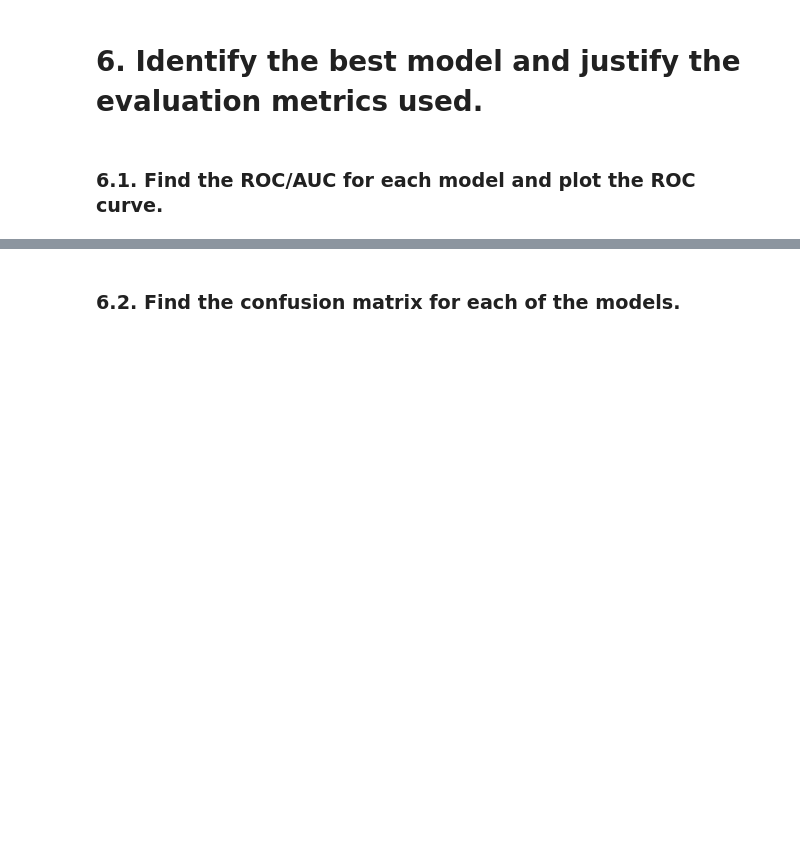
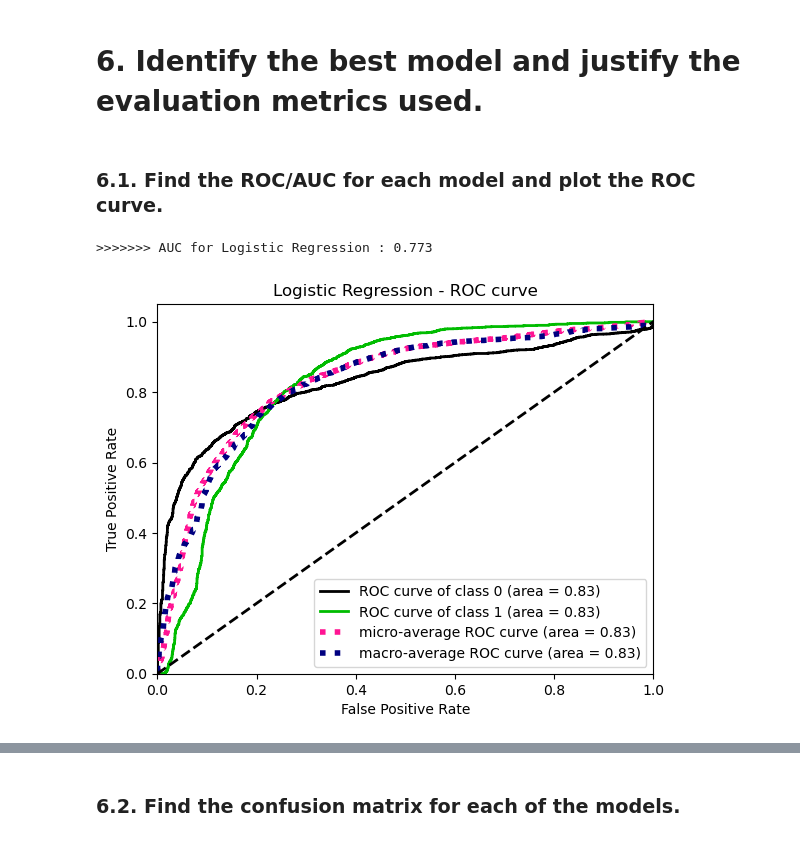
Before and after one commit to senthilkumarashok/MachineLearning, a Jupyter notebook: employee_turnover_analytics.ipynb, the cells around one changed output, grey strips where cells are left out. Drawn from its saved outputs; the diff is of its cells as text; code cells hidden in the pictures; blank space fills up the shorter version.

```diff
--- a/employee_turnover_analytics.ipynb
+++ b/employee_turnover_analytics.ipynb
@@ -300,9 +300,9 @@ New shape: Counter({0: 11428, 1: 3571})
 from sklearn.linear_model import LogisticRegression
 from sklearn import metrics, model_selection
 
-# predicted
-lf = LogisticRegression()
-predicted_lr = model_selection.cross_val_predict(lf, X_sm_minor, y_sm_minor, cv=5)
+logreg = LogisticRegression()
+
+predicted_lr = model_selection.cross_val_predict(logreg, X_sm_minor, y_sm_minor, cv=5)
 print(metrics.accuracy_score(y_sm_minor, predicted_lr))
 # %% [output]
 0.7696884844242212
@@ -358,16 +360,24 @@ plt.show()
 # %% [markdown]
 ### 6.1. Find the ROC/AUC for each model and plot the ROC curve.
 # %%
-lr_fpr, lr_tpr, thresholds = metrics.roc_curve(y_sm, predicted_lr)
+import scikitplot as skplt
+import matplotlib.pyplot as plt
+
+# predict probabilities
+X_train, X_test, y_train, y_test = train_test_split(X_sm_minor, y_sm_minor)
+logreg.fit(X_train, y_train)
+y_pred = logreg.predict(X_test)
+prob_lr = logreg.predict_proba(X_test)
 
 # calculate AUC
-# auc = metrics.roc_auc_score(y, probs)
-# print('AUC: %.3f' % auc)
 
-# plot the roc curve for the model
-plt.plot(lr_fpr, lr_tpr, marker='.', label='Logistic Regression')
-plt.xlabel('False Positive Rate')
-plt.ylabel('True Positive Rate')
-plt.legend()
+auc = metrics.roc_auc_score(y_test, y_pred)
+print('>>>>>>> AUC for Logistic Regression : %.3f' % auc)
+
+roc_display = skplt.metrics.plot_roc_curve(y_test, prob_lr)
+roc_display.set_title("Logistic Regression - ROC curve")
 plt.show()
+# %% [output]
+>>>>>>> AUC for Logistic Regression : 0.773
+[figure, added]
 # %%
```
Also changed, not shown: parts of 13 cells of this notebook.
